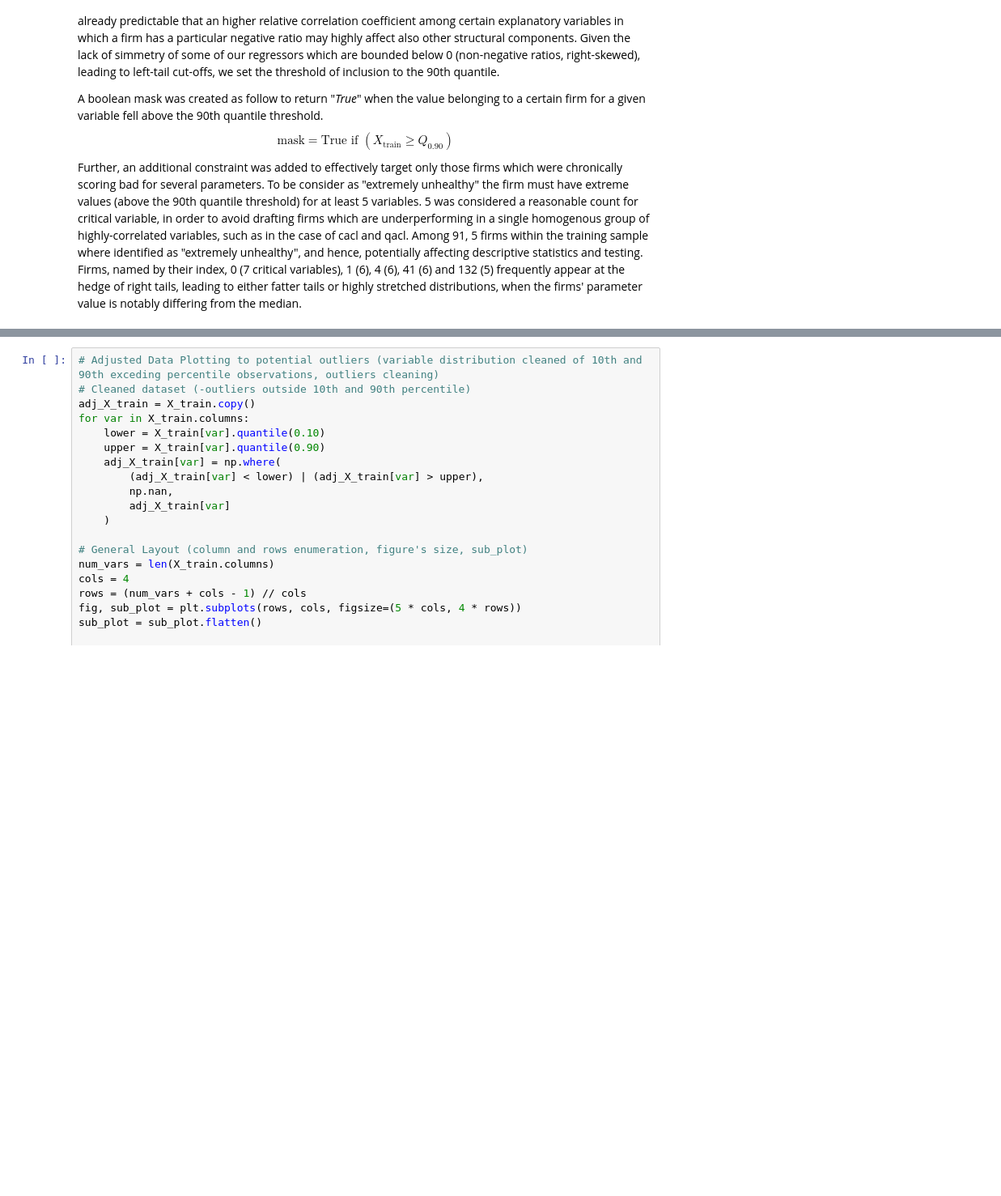
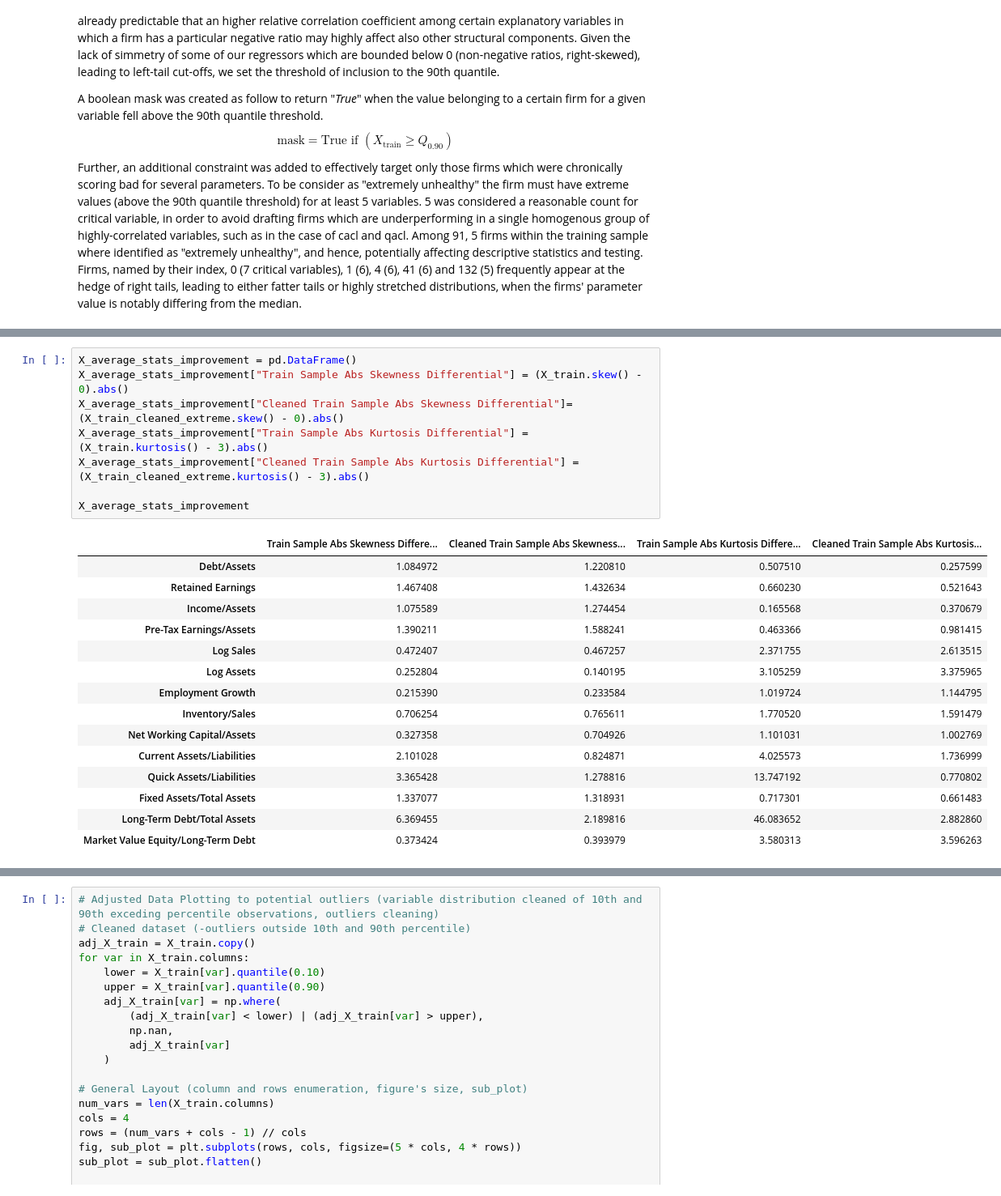
Before and after one commit to EliaLand/sorbonne_FE, a Jupyter notebook: scoring_and_econometrics/SE_assignment1_EliaLandini_codefile.ipynb, the cells around one changed output, grey strips where cells are left out. Shown at 81% size. Cells and saved outputs as stored; diff of their text form; blank space fills up the shorter version.

```diff
--- a/scoring_and_econometrics/SE_assignment1_EliaLandini_codefile.ipynb
+++ b/scoring_and_econometrics/SE_assignment1_EliaLandini_codefile.ipynb
@@ -395,0 +422,24 @@ Further, an additional constraint was added to effectively target only those fir
+# %%
+X_average_stats_improvement = pd.DataFrame()
+X_average_stats_improvement["Train Sample Abs Skewness Differential"] = (X_train.skew() - 0).abs()
+X_average_stats_improvement["Cleaned Train Sample Abs Skewness Differential"]= (X_train_cleaned_extreme.skew() - 0).abs()
+X_average_stats_improvement["Train Sample Abs Kurtosis Differential"] = (X_train.kurtosis() - 3).abs()
+X_average_stats_improvement["Cleaned Train Sample Abs Kurtosis Differential"] = (X_train_cleaned_extreme.kurtosis() - 3).abs()
+
+X_average_stats_improvement
+# %% [output]
+|  | Train Sample Abs Skewness Differe... | Cleaned Train Sample Abs Skewness... | Train Sample Abs Kurtosis Differe... | Cleaned Train Sample Abs Kurtosis... |
+| Debt/Assets | 1.084972 | 1.220810 | 0.507510 | 0.257599 |
+| Retained Earnings | 1.467408 | 1.432634 | 0.660230 | 0.521643 |
+| Income/Assets | 1.075589 | 1.274454 | 0.165568 | 0.370679 |
+| Pre-Tax Earnings/Assets | 1.390211 | 1.588241 | 0.463366 | 0.981415 |
+| Log Sales | 0.472407 | 0.467257 | 2.371755 | 2.613515 |
+| Log Assets | 0.252804 | 0.140195 | 3.105259 | 3.375965 |
+| Employment Growth | 0.215390 | 0.233584 | 1.019724 | 1.144795 |
+| Inventory/Sales | 0.706254 | 0.765611 | 1.770520 | 1.591479 |
+| Net Working Capital/Assets | 0.327358 | 0.704926 | 1.101031 | 1.002769 |
+| Current Assets/Liabilities | 2.101028 | 0.824871 | 4.025573 | 1.736999 |
+| Quick Assets/Liabilities | 3.365428 | 1.278816 | 13.747192 | 0.770802 |
+| Fixed Assets/Total Assets | 1.337077 | 1.318931 | 0.717301 | 0.661483 |
+| Long-Term Debt/Total Assets | 6.369455 | 2.189816 | 46.083652 | 2.882860 |
+| Market Value Equity/Long-Term Debt | 0.373424 | 0.393979 | 3.580313 | 3.596263 |
```
Also changed, not shown: parts of 4 cells of this notebook.
